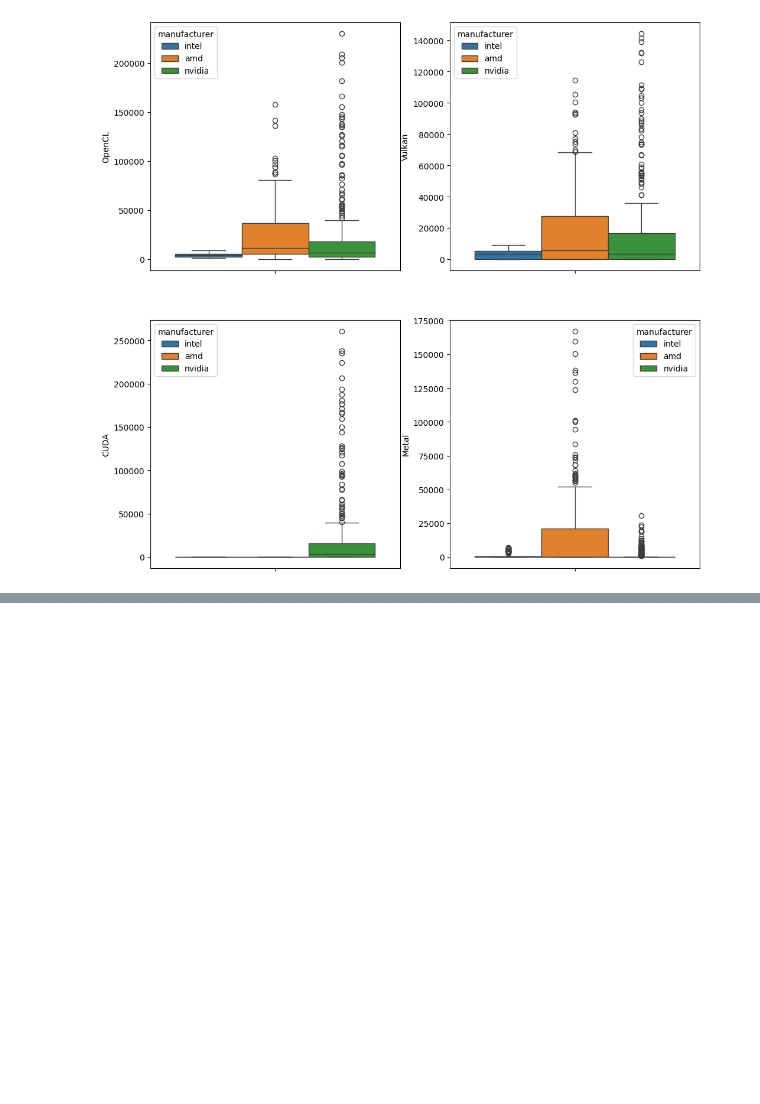
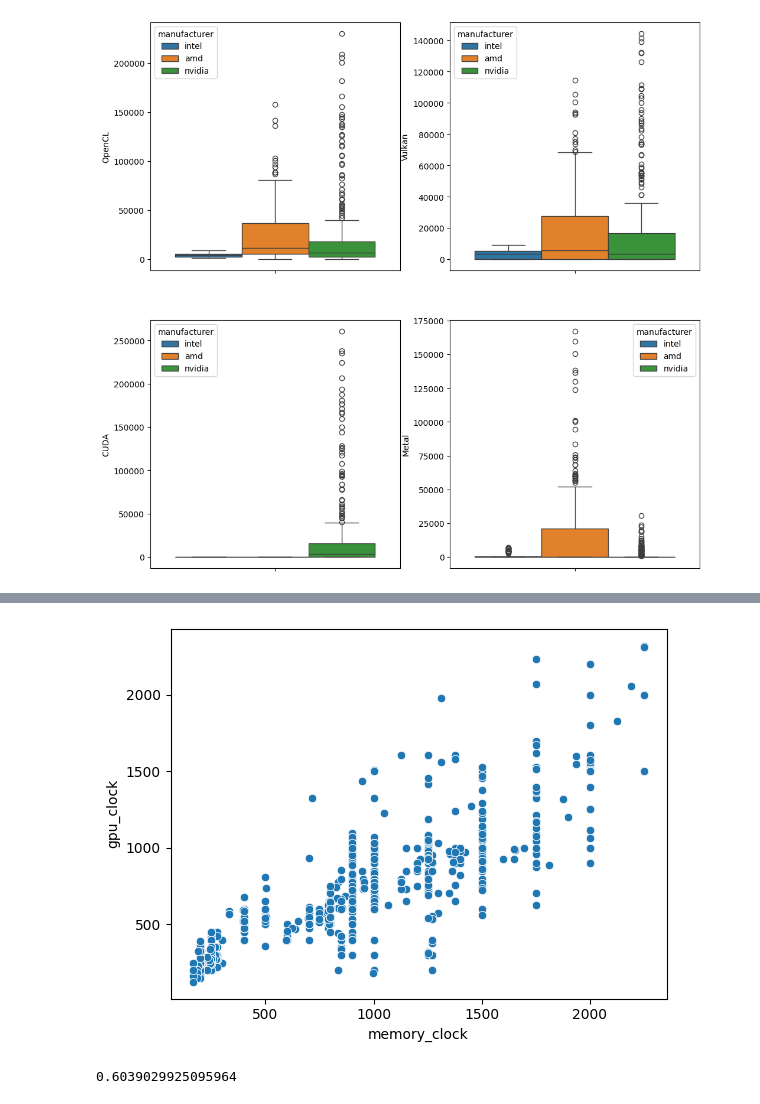
Before and after one commit to DylanHartmann/CDS-301-Project, a Jupyter notebook: visualizations.ipynb, the cells around one changed output, grey strips where cells are left out. Drawn from its saved outputs; the diff is of its cells as text; code cells hidden in the pictures; blank space fills up the shorter version.

```diff
--- a/visualizations.ipynb
+++ b/visualizations.ipynb
@@ -539,0 +561,15 @@ plt.show()
+# %%
+sns.scatterplot(data=final, x="memory_clock", y="gpu_clock")
+plt.show()
+# %% [output]
+[figure, added]
+# %%
+X = final[["memory_clock"]]
+y = final[["gpu_clock"]]
+x_train, x_test, y_train, y_test = train_test_split(X, y, test_size=0.3)
+
+regression = LinearRegression()
+regression.fit(x_train, y_train)
+regression.score(x_test, y_test)
+# %% [output]
+0.6039029925095964
```
Also changed, not shown: parts of 24 cells of this notebook.
